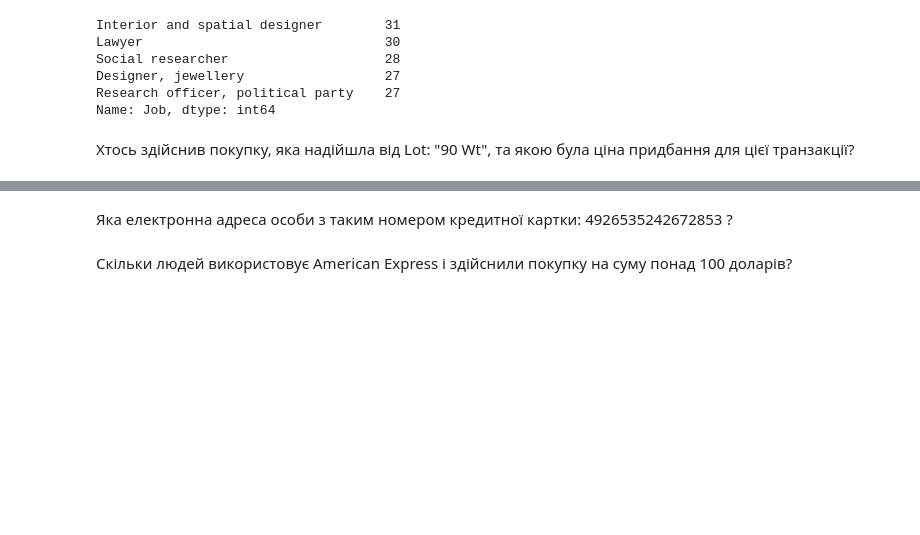
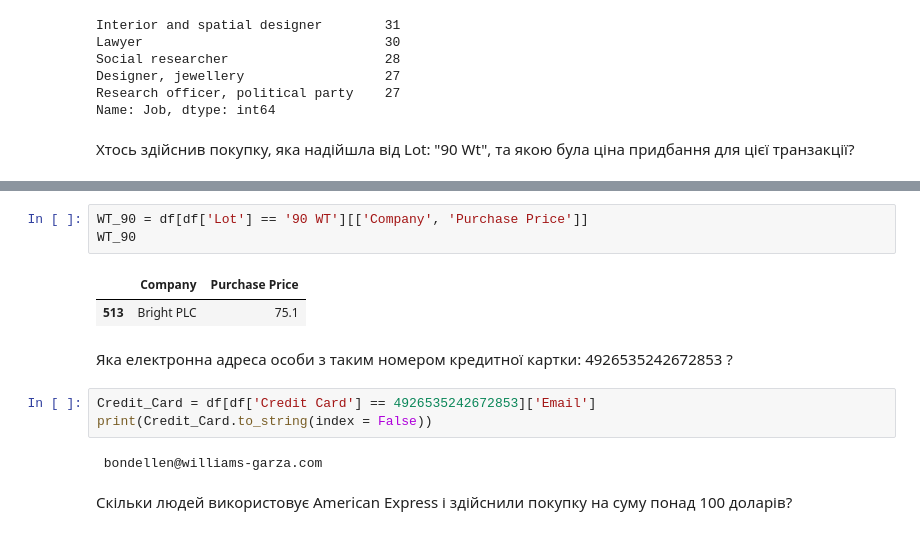
Before and after one commit to kmnsky/DS_Homework, a Jupyter notebook: Lab work 5.2.ipynb, the cells around one changed output, grey strips where cells are left out. Drawn from its saved outputs; the diff is of its cells as text; blank space fills up the shorter version.

```diff
--- a/Lab work 5.2.ipynb
+++ b/Lab work 5.2.ipynb
@@ -116,4 +110,15 @@ SyntaxError: invalid syntax (<ipython-input-24-decd0795126e>, line 1)
+# %%
+WT_90 = df[df['Lot'] == '90 WT'][['Company', 'Purchase Price']]
+WT_90
+# %% [output]
+|  | Company | Purchase Price |
+| 513 | Bright PLC | 75.1 |
 # %% [markdown]
 Яка електронна адреса особи з таким номером кредитної картки: 4926535242672853 ?
+# %%
+Credit_Card = df[df['Credit Card'] == 4926535242672853]['Email']
+print(Credit_Card.to_string(index = False))
+# %% [output]
+ bondellen@williams-garza.com
 # %% [markdown]
 Скільки людей використовує American Express  і здійснили покупку на суму понад 100 доларів?
```
Also changed, not shown: parts of 14 cells of this notebook, 1 other file.
